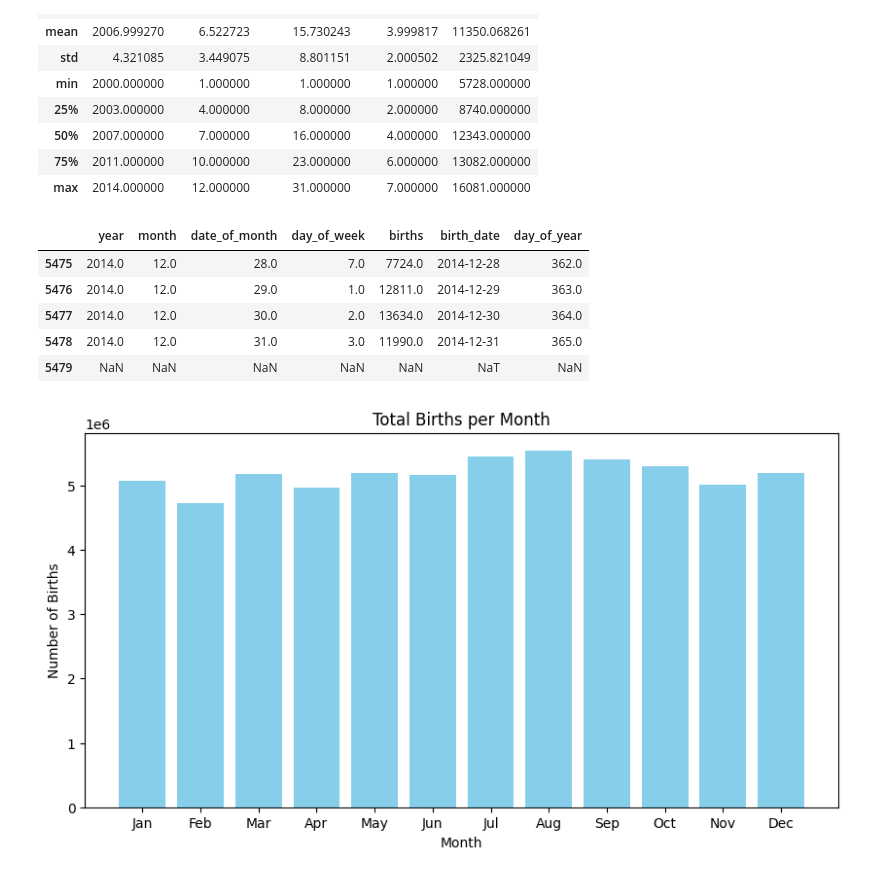
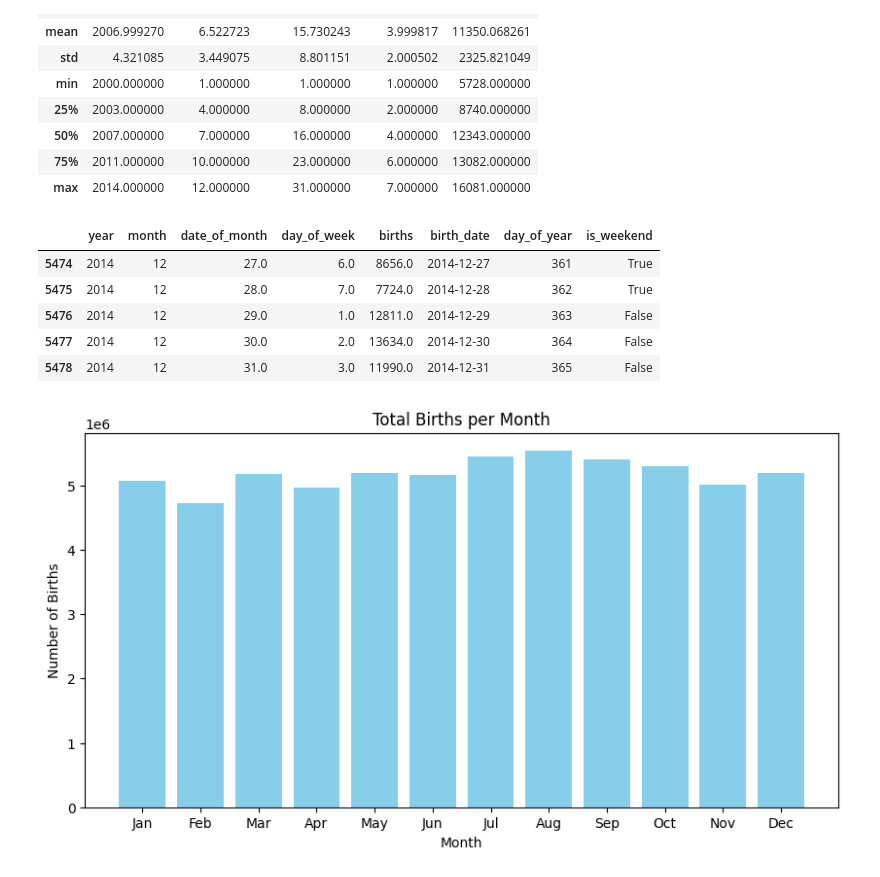
Before and after one commit to striversahil/DS_Practice, a Jupyter notebook: Data_analysis/EDA_uniform.ipynb, the cells around one changed output. Drawn from its saved outputs; the diff is of its cells as text; code cells hidden in the pictures.

```diff
--- a/Data_analysis/EDA_uniform.ipynb
+++ b/Data_analysis/EDA_uniform.ipynb
@@ -36,8 +38,8 @@ else:
 # %% [output]
 True : values are null after row 5479
 # %%
-# Copy the first 5480 rows
-bday = bday[:5480].copy()
+# Copy the first 5479 rows
+bday = bday[:5479].copy()
 # bday.tail()
 bday.describe()
 # %% [output]
@@ -53,18 +55,19 @@ bday.describe()
 # %%
 # Basic data cleaning
 bday["birth_date"] = pd.to_datetime(bday["date"])
 bday["day_of_year"] = bday["birth_date"].dt.dayofyear
 bday["month"] = bday["birth_date"].dt.month
 bday["year"] = bday["birth_date"].dt.year
+bday["is_weekend"] = bday["birth_date"].dt.dayofweek >= 5
 bday.drop(columns=["date"], inplace=True)
 bday.tail()
 # %% [output]
-|  | year | month | date_of_month | day_of_week | births | birth_date | day_of_year |
-| 5475 | 2014.0 | 12.0 | 28.0 | 7.0 | 7724.0 | 2014-12-28 | 362.0 |
-| 5476 | 2014.0 | 12.0 | 29.0 | 1.0 | 12811.0 | 2014-12-29 | 363.0 |
-| 5477 | 2014.0 | 12.0 | 30.0 | 2.0 | 13634.0 | 2014-12-30 | 364.0 |
-| 5478 | 2014.0 | 12.0 | 31.0 | 3.0 | 11990.0 | 2014-12-31 | 365.0 |
-| 5479 | NaN | NaN | NaN | NaN | NaN | NaT | NaN |
+|  | year | month | date_of_month | day_of_week | births | birth_date | day_of_year | is_weekend |
+| 5474 | 2014 | 12 | 27.0 | 6.0 | 8656.0 | 2014-12-27 | 361 | True |
+| 5475 | 2014 | 12 | 28.0 | 7.0 | 7724.0 | 2014-12-28 | 362 | True |
+| 5476 | 2014 | 12 | 29.0 | 1.0 | 12811.0 | 2014-12-29 | 363 | False |
+| 5477 | 2014 | 12 | 30.0 | 2.0 | 13634.0 | 2014-12-30 | 364 | False |
+| 5478 | 2014 | 12 | 31.0 | 3.0 | 11990.0 | 2014-12-31 | 365 | False |
 # %%
 monthly_birth = bday.groupby("month")["births"].sum()
 monthly_birth_sorted = monthly_birth.sort_index()
```
Also changed, not shown: parts of 7 cells of this notebook, 3 other files.
